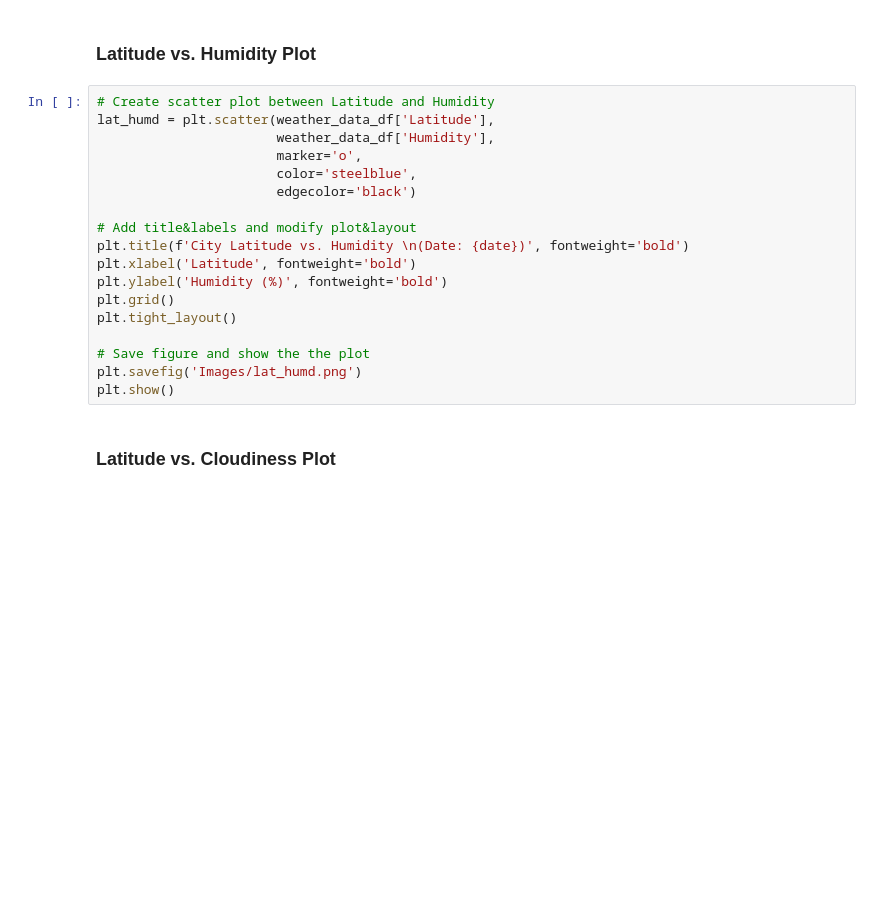
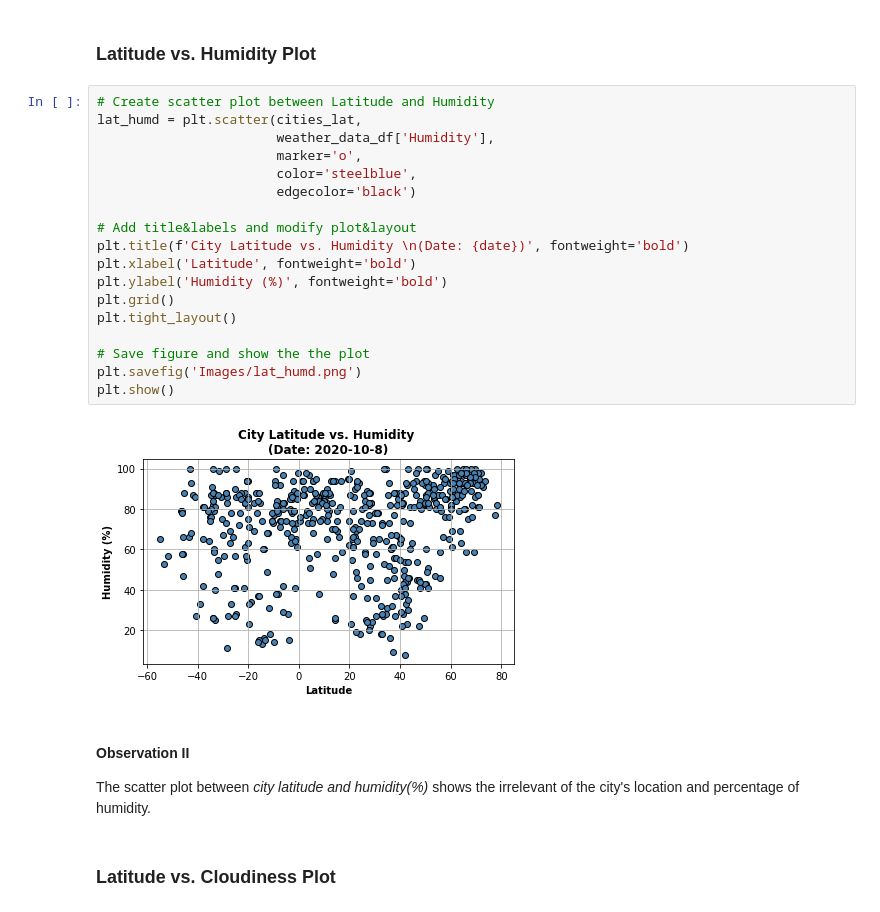
Before and after one commit to abpuccini/API-Challenge, a Jupyter notebook: WeatherPy/WeatherPy.ipynb, the cells around one changed output. Drawn from its saved outputs; the diff is of its cells as text; blank space fills up the shorter version.

```diff
--- a/WeatherPy/WeatherPy.ipynb
+++ b/WeatherPy/WeatherPy.ipynb
@@ -210,22 +280,28 @@ plt.show()
 ### Latitude vs. Humidity Plot
 # %%
 # Create scatter plot between Latitude and Humidity
-lat_humd = plt.scatter(weather_data_df['Latitude'],
+lat_humd = plt.scatter(cities_lat,
                        weather_data_df['Humidity'],
                        marker='o',
                        color='steelblue',
                        edgecolor='black')
 
 # Add title&labels and modify plot&layout
 plt.title(f'City Latitude vs. Humidity \n(Date: {date})', fontweight='bold')
 plt.xlabel('Latitude', fontweight='bold')
 plt.ylabel('Humidity (%)', fontweight='bold')
 plt.grid()
 plt.tight_layout()
 
 # Save figure and show the the plot
 plt.savefig('Images/lat_humd.png')
 plt.show()
+# %% [output]
+[figure, added]
+# %% [markdown]
+#### Observation II
+
+The scatter plot between *city latitude and humidity(%)* shows the irrelevant of the city's location and percentage of humidity.
 # %% [markdown]
 ### Latitude vs. Cloudiness Plot
 # %%
```
Also changed, not shown: parts of 27 cells of this notebook, 12 other files.
